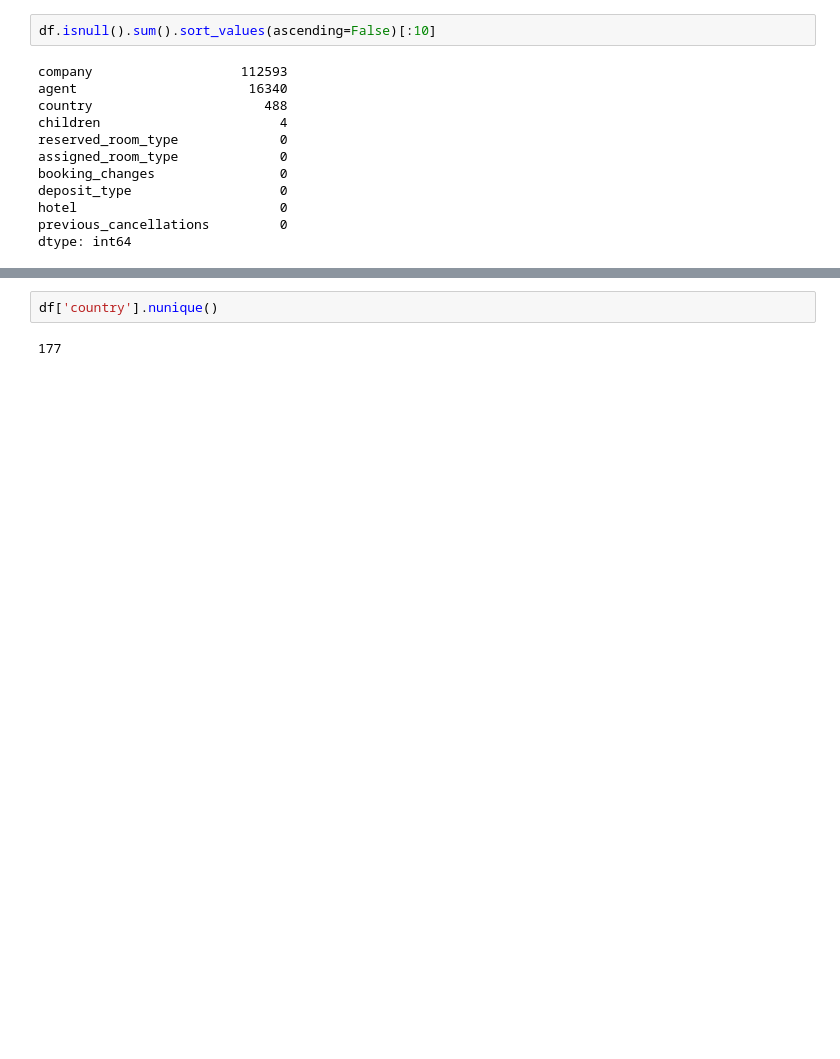
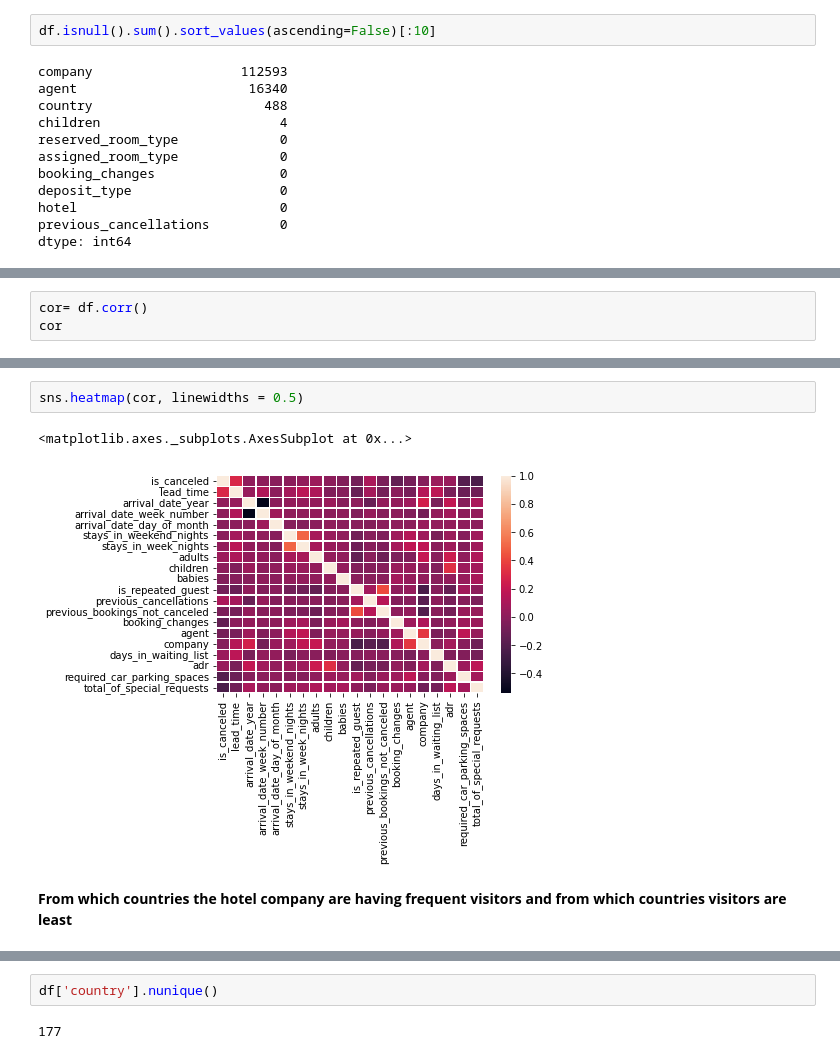
Before and after one commit to Jitesh-333/Capstone_Project, a Jupyter notebook: Hotel_Booking_Analysis_Capstone_Project.ipynb, the cells around one changed output, grey strips where cells are left out. Cells and saved outputs as stored; diff of their text form; blank space fills up the shorter version.

```diff
--- a/Hotel_Booking_Analysis_Capstone_Project.ipynb
+++ b/Hotel_Booking_Analysis_Capstone_Project.ipynb
@@ -192,0 +123,3 @@ Name: country, Length: 119390, dtype: object
+# %%
+cor= df.corr()
+cor
@@ -193,3 +144,10 @@ Name: country, Length: 119390, dtype: object
+# %%
+sns.heatmap(cor, linewidths = 0.5)
+# %% [output]
+<matplotlib.axes._subplots.AxesSubplot at 0x...>
+[figure, added]
+# %% [markdown]
+**From which countries the hotel company are having frequent visitors and from which countries visitors are least**
 # %%
 df3 = pd.DataFrame(df.loc[:,'country'].unique())
 print(df3)
```
Also changed, not shown: parts of 20 cells of this notebook.
